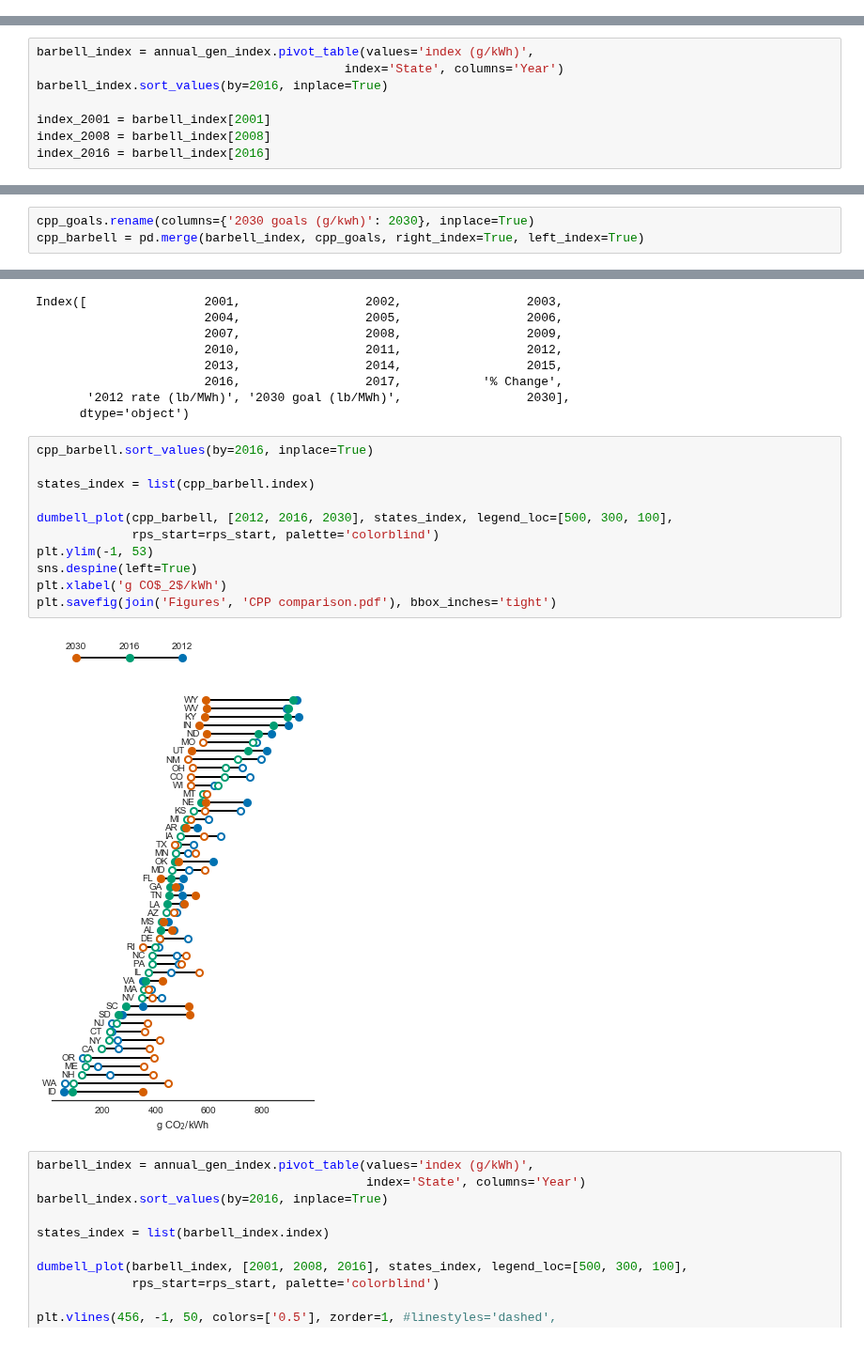
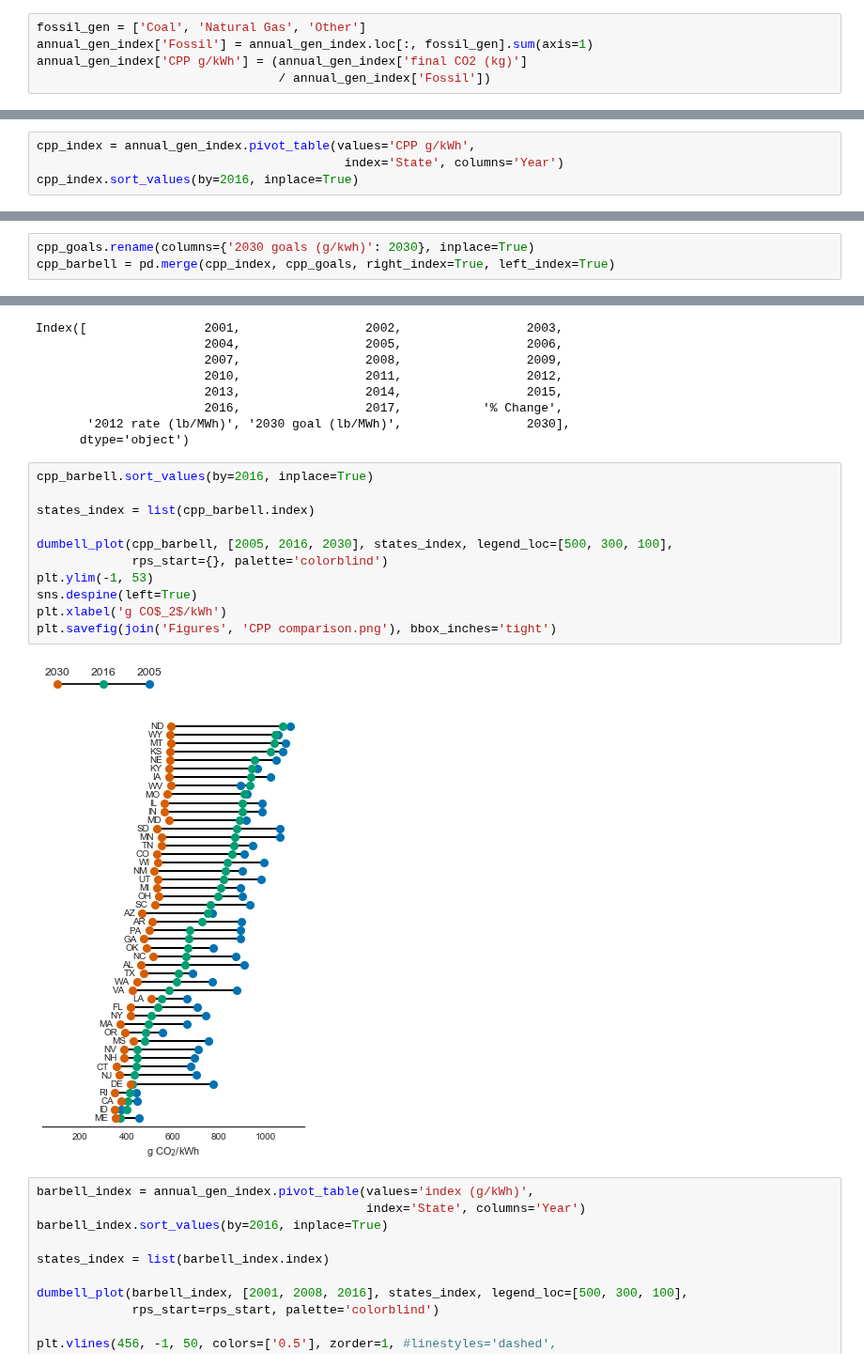
Before and after one commit to gschivley/carbon-index, a Jupyter notebook: State index & gen data.ipynb, the cells around one changed output, grey strips where cells are left out. Shown at 94% size. Cells and saved outputs as stored; diff of their text form.

```diff
--- a/State index & gen data.ipynb
+++ b/State index & gen data.ipynb
@@ -184,0 +204,5 @@ annual_gen_index, annual_gen = make_gen_index(data_path, time='Annual')
+# %%
+fossil_gen = ['Coal', 'Natural Gas', 'Other']
+annual_gen_index['Fossil'] = annual_gen_index.loc[:, fossil_gen].sum(axis=1)
+annual_gen_index['CPP g/kWh'] = (annual_gen_index['final CO2 (kg)']
+                                 / annual_gen_index['Fossil'])
@@ -324,11 +357,7 @@ annual_gen_index.head()
 | 4 | AK | 2005 | 624317.77 | 1463942.01 | 3723625.63 | 0.0 | 758928.54 | 5255.58 | 0.0 | 589.01 | ... |
 5 rows × 21 columns
 # %%
-barbell_index = annual_gen_index.pivot_table(values='index (g/kWh)',
+cpp_index = annual_gen_index.pivot_table(values='CPP g/kWh',
                                           index='State', columns='Year')
-barbell_index.sort_values(by=2016, inplace=True)
-
-index_2001 = barbell_index[2001]
-index_2008 = barbell_index[2008]
-index_2016 = barbell_index[2016]
+cpp_index.sort_values(by=2016, inplace=True)
 # %%
@@ -358,7 +387,7 @@ cpp_goals.head()
 | CO | 38% | 1904 | 1174 | 532.522907 |
 # %%
 cpp_goals.rename(columns={'2030 goals (g/kwh)': 2030}, inplace=True)
-cpp_barbell = pd.merge(barbell_index, cpp_goals, right_index=True, left_index=True)
+cpp_barbell = pd.merge(cpp_index, cpp_goals, right_index=True, left_index=True)
 # %%
 cpp_barbell.head()
 # %% [output]
@@ -384,16 +413,16 @@ Index([                2001,                 2002,                 2003,
 # %%
 cpp_barbell.sort_values(by=2016, inplace=True)
 
 states_index = list(cpp_barbell.index)
 
-dumbell_plot(cpp_barbell, [2012, 2016, 2030], states_index, legend_loc=[500, 300, 100],
-             rps_start=rps_start, palette='colorblind')
+dumbell_plot(cpp_barbell, [2005, 2016, 2030], states_index, legend_loc=[500, 300, 100],
+             rps_start={}, palette='colorblind')
 plt.ylim(-1, 53)
 sns.despine(left=True)
 plt.xlabel('g CO$_2$/kWh')
-plt.savefig(join('Figures', 'CPP comparison.pdf'), bbox_inches='tight')
+plt.savefig(join('Figures', 'CPP comparison.png'), bbox_inches='tight')
 # %% [output]
-[figure, old version]
+[figure, new version]
 # %%
 barbell_index = annual_gen_index.pivot_table(values='index (g/kWh)',
                                              index='State', columns='Year')
```
Also changed, not shown: parts of 45 cells of this notebook, 1 other file.
